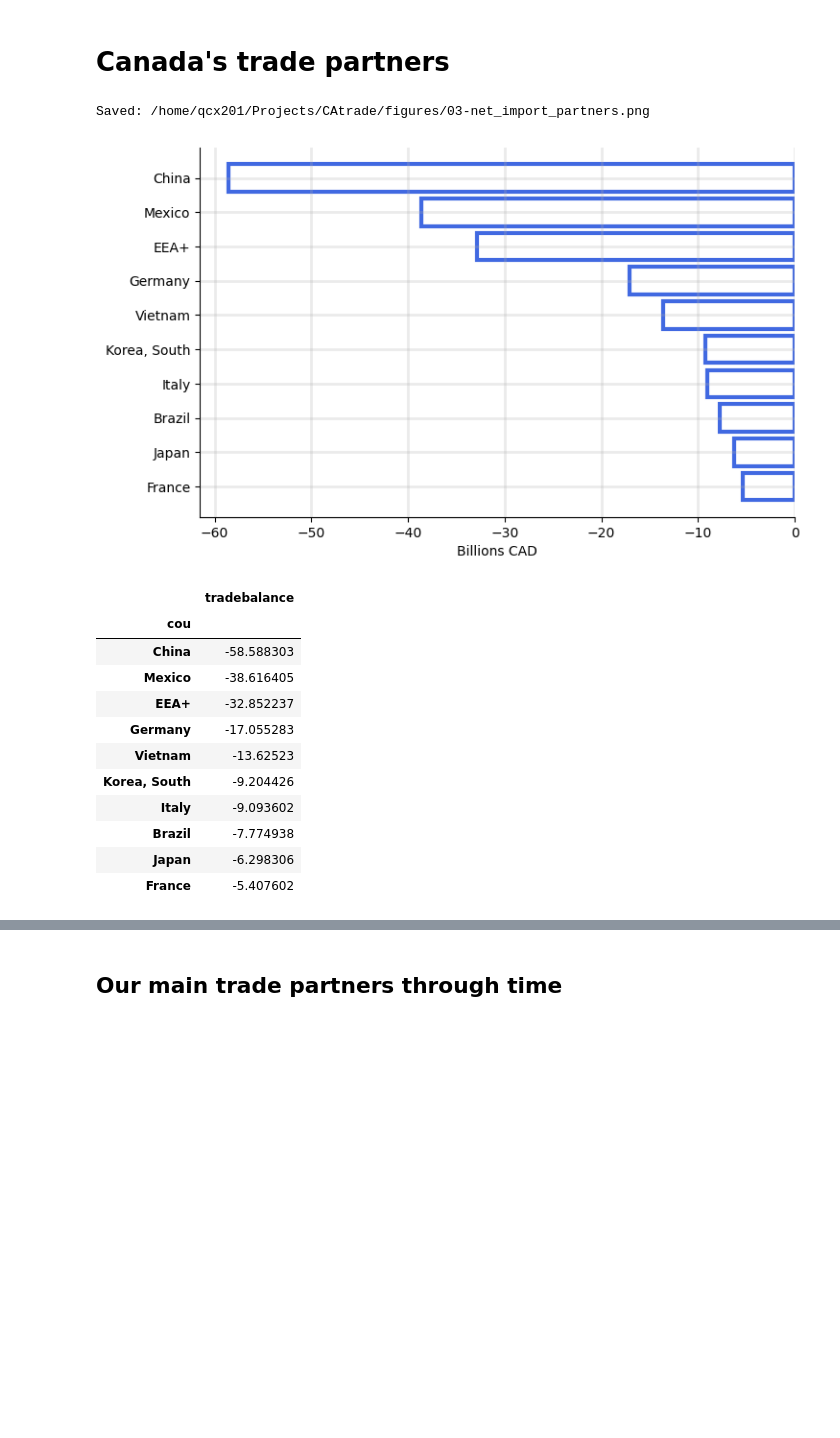
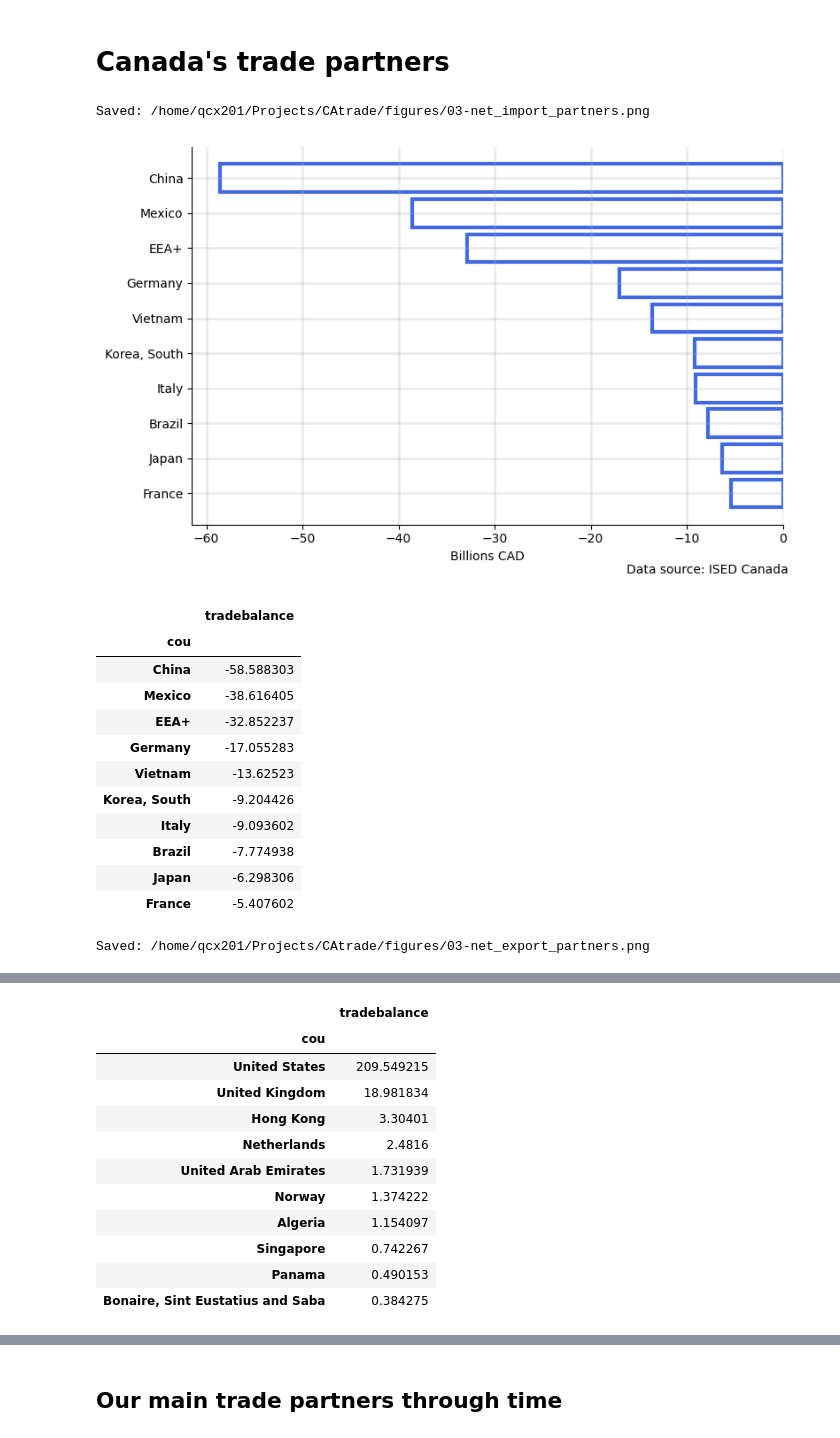
Before and after one commit to qcx201/CAtrade, a Jupyter notebook: 03-desc.ipynb, the cells around one changed output, grey strips where cells are left out. Cells and saved outputs as stored; diff of their text form; code cells hidden in the pictures; blank space fills up the shorter version.

```diff
--- a/03-desc.ipynb
+++ b/03-desc.ipynb
@@ -138,36 +138,44 @@ for title, params in data_dict.items():
     }
     kwargs['edgecolor'] = kwargs['color'] if 'net' in title else None
 
     # plot bar
     bars = ax.barh(x, y, **kwargs)
 
+    # ax.set_title(title) # remove title for article
+    ax.set_xlabel('Billions CAD')
+
+
+    fig.text(1, 0, 'Data source: ISED Canada   ', ha='right', va='bottom')
+
     # add hatch to bar for total all countries export/import
     if 'net' not in title:
         for i in (0, 2):
             bars[i].set_hatch('///')
             bars[i].set_edgecolor('white')
 
-    # ax.set_title(title) # remove title for article
-    ax.set_xlabel('Billions CAD')
+        fig.legend((bars[0], bars[1]), ('Aggregated countries', 'Single country trade partners'),
+                   bbox_to_anchor=(0, 0), loc='center left', frameon=False)
 
     # invert order of countries
     plt.gca().invert_yaxis()
 
     # save figures
     n = 3 if 'gross' in title else 4
     tag = '_'.join(title.split()[-n:-1])
     file = f'03-{tag}.png'
 
+    fig.tight_layout()
+
     dst = os.path.join(fig_dir, file)
     plt.savefig(dst, bbox_inches='tight')
 
     print('Saved:', dst)
 
     plt.show()
     display(pd.DataFrame([x, y]).T.set_index('cou'))
 # %% [output]
 Saved: /home/qcx201/Projects/CAtrade/figures/03-net_import_partners.png
-[figure, old version]
+[figure, new version]
 |  | tradebalance |
 | cou |  |
 | China | -58.588303 |
@@ -180,3 +188,4 @@ Saved: /home/qcx201/Projects/CAtrade/figures/03-net_import_partners.png
 | Brazil | -7.774938 |
 | Japan | -6.298306 |
 | France | -5.407602 |
+Saved: /home/qcx201/Projects/CAtrade/figures/03-net_export_partners.png
@@ -182,0 +193,12 @@ Saved: /home/qcx201/Projects/CAtrade/figures/03-net_import_partners.png
+|  | tradebalance |
+| cou |  |
+| United States | 209.549215 |
+| United Kingdom | 18.981834 |
+| Hong Kong | 3.30401 |
+| Netherlands | 2.4816 |
+| United Arab Emirates | 1.731939 |
+| Norway | 1.374222 |
+| Algeria | 1.154097 |
+| Singapore | 0.742267 |
+| Panama | 0.490153 |
+| Bonaire, Sint Eustatius and Saba | 0.384275 |
```
Also changed, not shown: parts of 2 cells of this notebook, 5 other files.
